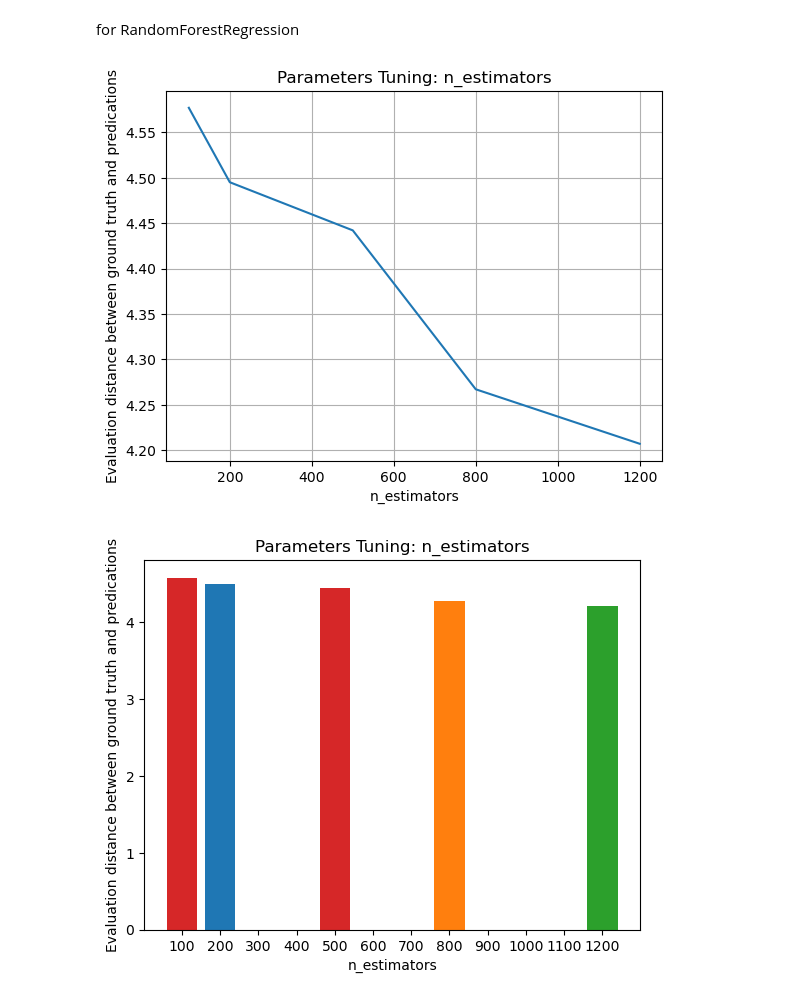
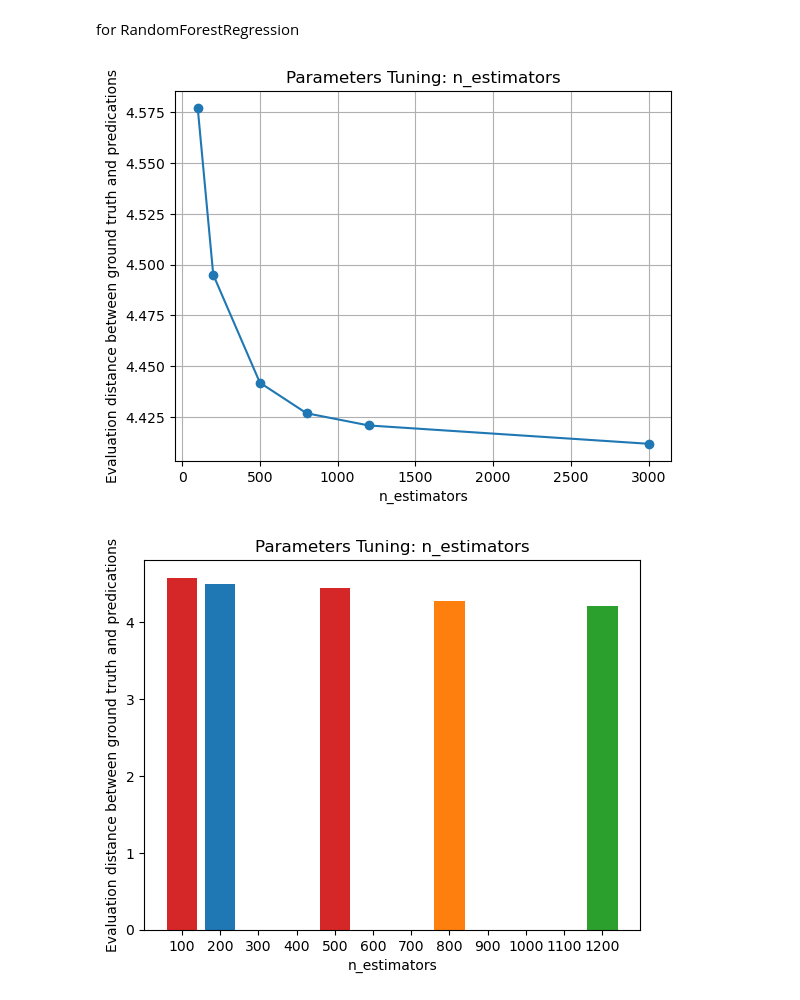
Before and after one commit to dsmasterproject/DSL-23-24Project, a Jupyter notebook: report_plot/plot.ipynb, the cells around one changed output. Drawn from its saved outputs; the diff is of its cells as text; code cells hidden in the pictures.

```diff
--- a/report_plot/plot.ipynb
+++ b/report_plot/plot.ipynb
@@ -3,21 +3,21 @@ for RandomForestRegression
 # %%
 import matplotlib.pyplot as plt
 
-n_estimators=[100,200,500,800,1200]
-evaluation_distance=[4.577,4.495,4.442,4.267,4.207]
+n_estimators=[100,200,500,800,1200,3000]
+evaluation_distance=[4.577,4.495,4.442,4.427,4.421,4.412]
 x_label="n_estimators"
 y_label="Evaluation distance between ground truth and predications"
 title="Parameters Tuning: n_estimators"
 # %%
 fig,ax=plt.subplots()
-ax.plot(n_estimators,evaluation_distance)
+ax.plot(n_estimators,evaluation_distance,marker='o', linestyle='-')
 
 ax.set(xlabel=x_label, ylabel=y_label,
        title=title)
 ax.grid()
 plt.show()
 # %% [output]
-[figure, old version]
+[figure, new version]
 # %%
 import numpy as np
 
```
